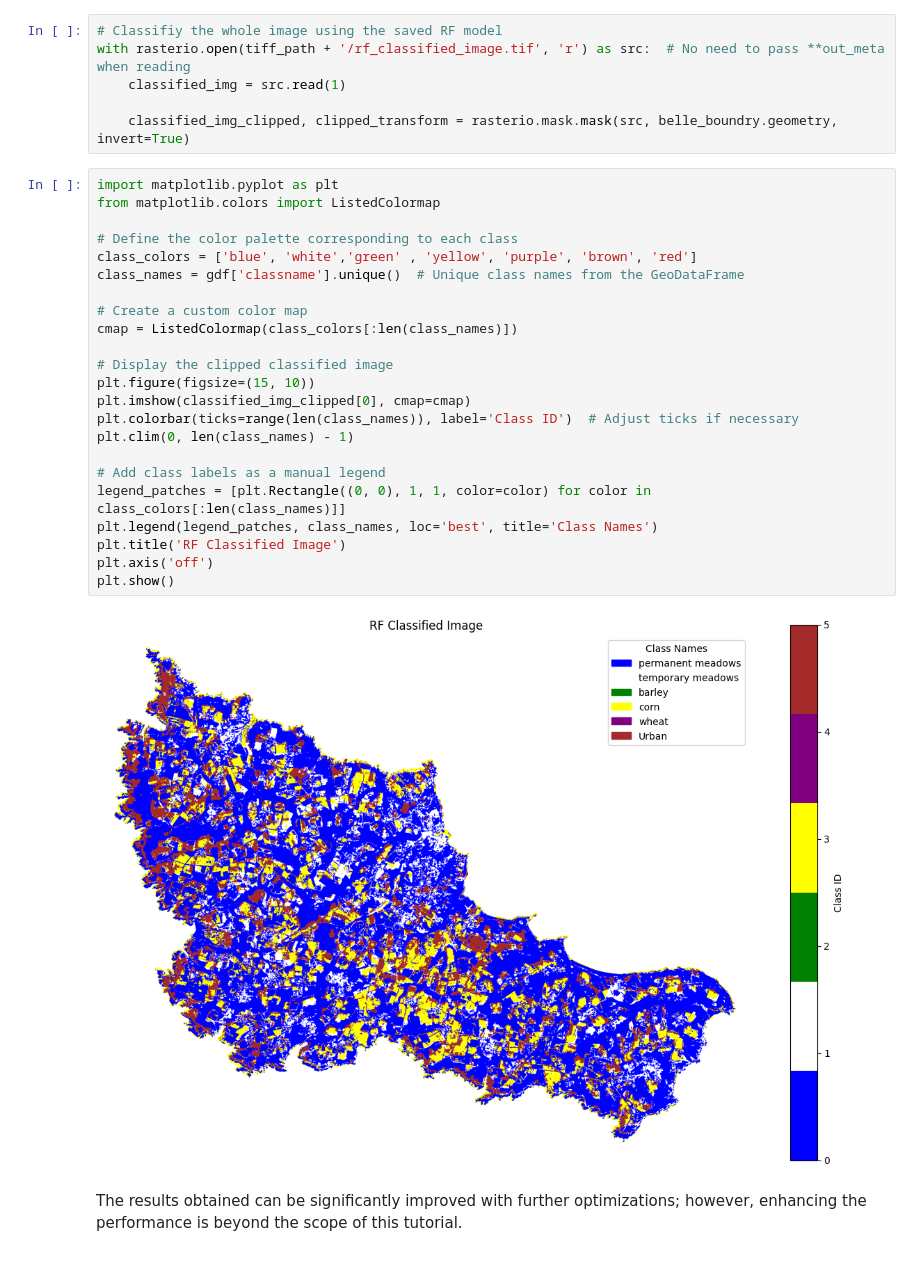
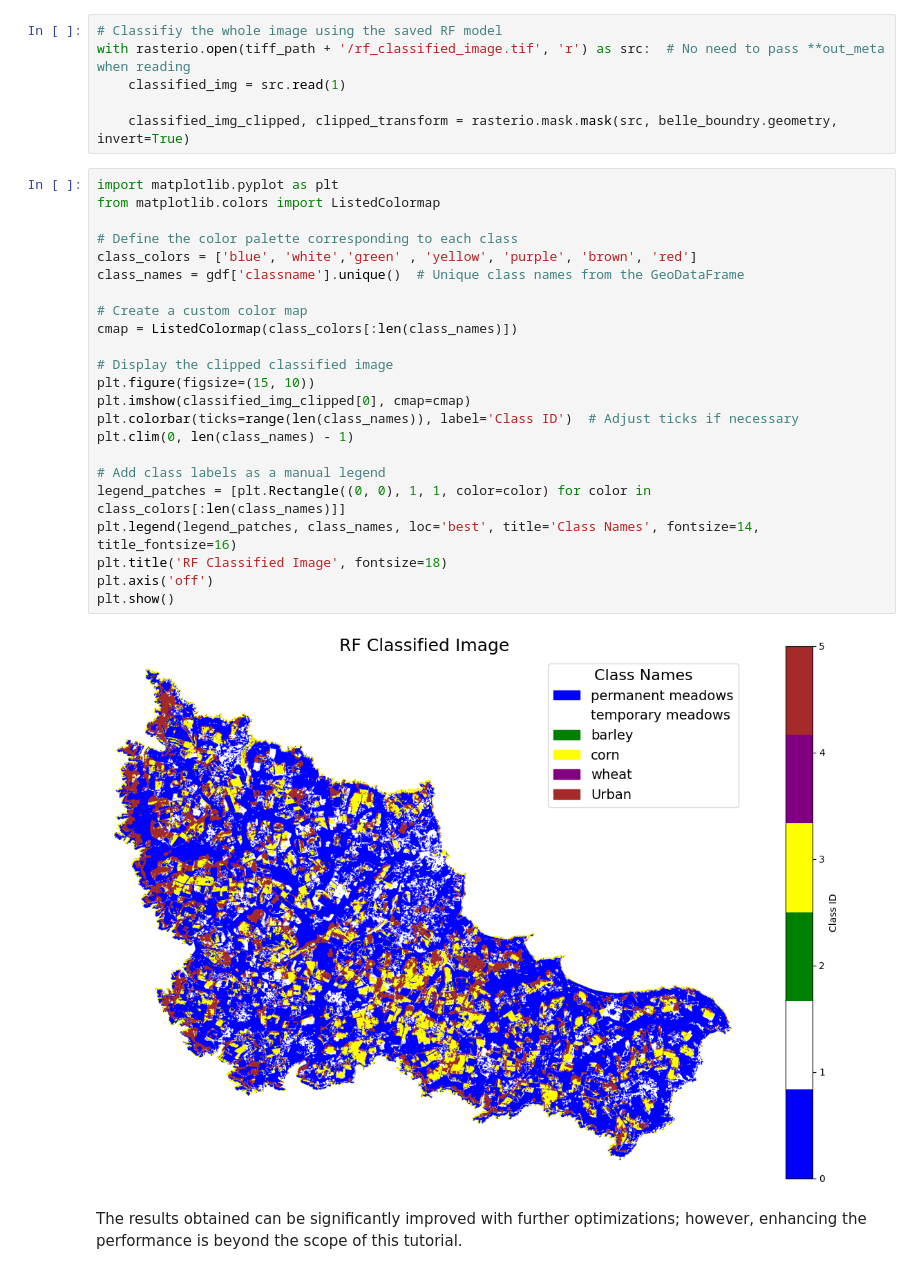
Before and after one commit to wathela/Sentinel1-2CropML-Classification, a Jupyter notebook: Crop_classification_S1+S2_ML.ipynb, the cells around one changed output. Cells and saved outputs as stored; diff of their text form.

```diff
--- a/Crop_classification_S1+S2_ML.ipynb
+++ b/Crop_classification_S1+S2_ML.ipynb
@@ -1003,28 +1016,28 @@ with rasterio.open(tiff_path + '/rf_classified_image.tif', 'r') as src:  # No ne
 # %%
 import matplotlib.pyplot as plt
 from matplotlib.colors import ListedColormap
 
 # Define the color palette corresponding to each class
 class_colors = ['blue', 'white','green' , 'yellow', 'purple', 'brown', 'red']
 class_names = gdf['classname'].unique()  # Unique class names from the GeoDataFrame
 
 # Create a custom color map
 cmap = ListedColormap(class_colors[:len(class_names)])
 
 # Display the clipped classified image
 plt.figure(figsize=(15, 10))
 plt.imshow(classified_img_clipped[0], cmap=cmap)
 plt.colorbar(ticks=range(len(class_names)), label='Class ID')  # Adjust ticks if necessary
 plt.clim(0, len(class_names) - 1)
 
 # Add class labels as a manual legend
 legend_patches = [plt.Rectangle((0, 0), 1, 1, color=color) for color in class_colors[:len(class_names)]]
-plt.legend(legend_patches, class_names, loc='best', title='Class Names')
-plt.title('RF Classified Image')
+plt.legend(legend_patches, class_names, loc='best', title='Class Names', fontsize=14, title_fontsize=16)
+plt.title('RF Classified Image', fontsize=18)
 plt.axis('off')
 plt.show()
 # %% [output]
-[figure, old version]
+[figure, new version]
 # %% [markdown]
 The results obtained can be significantly improved with further optimizations; however, enhancing the performance is beyond the scope of this tutorial.
 # %% [markdown]
```
Also changed, not shown: parts of 2 cells of this notebook, 4 other files.
